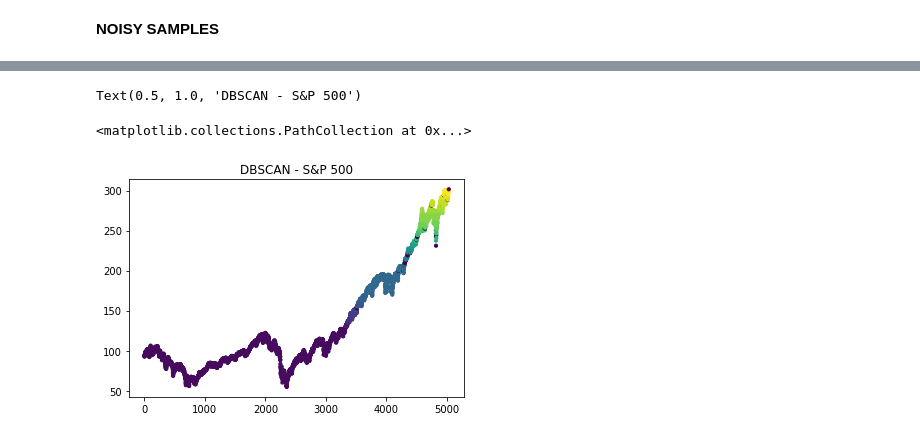
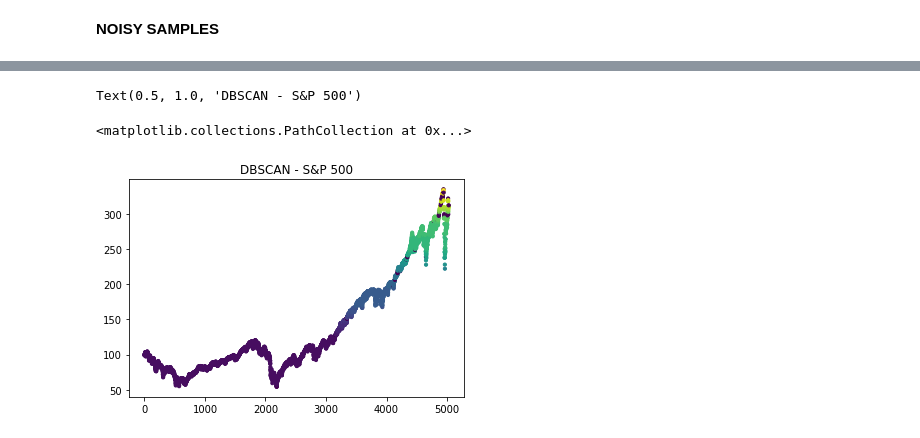
Before and after one commit to alik604/cyber-security, a Jupyter notebook: anomalyDetection/SPX_500_Anomaly_Detection.ipynb, the cells around one changed output, grey strips where cells are left out. Cells and saved outputs as stored; diff of their text form; code cells hidden in the pictures.

```diff
--- a/anomalyDetection/SPX_500_Anomaly_Detection.ipynb
+++ b/anomalyDetection/SPX_500_Anomaly_Detection.ipynb
@@ -133,7 +135,7 @@ anomalies
 ## Lets try GaussianMixture
 # %%
 from sklearn.mixture import GaussianMixture
-gmm = GaussianMixture(n_components=3)
-gmm.fit(X)
+gmm = GaussianMixture(n_components=5)
+gmm.fit(x_nested)
 # %% [output]
 GaussianMixture(covariance_type='full', init_params='kmeans', max_iter=100,
@@ -184,0 +171,4 @@ EllipticEnvelope(assume_centered=False, contamination=0.15, random_state=None,
+# %%
+from sklearn.covariance import EllipticEnvelope
+ev = EllipticEnvelope(contamination=.15)
+ev.fit(x_nested)
@@ -200,6 +193,6 @@ well thats also useless...
 # %%
 from sklearn.svm import OneClassSVM
 svm = OneClassSVM(degree=5)
-svm.fit(X)
-pred = svm.predict(X)
+svm.fit(x_nested)
+pred = svm.predict(x_nested)
 # %% [output]
@@ -287,13 +281,13 @@ Text(0.5, 1.0, 'LocalOutlierFactor - S&P 500')
  tune eps to get  < 3% in itemindex (number of anomalies)
 # %%
 from sklearn.cluster import DBSCAN
-dbscan = DBSCAN(eps=.45,leaf_size=500)
+dbscan = DBSCAN(eps=.55,leaf_size=500)
 
-pred = dbscan.fit_predict(X)
-arry = pred.reshape(1,-1)[0]
+pred = dbscan.fit_predict(x_nested)
+pred = pred.reshape(1,-1)[0]
 itemindex = np.where(arry==-1)
 
-print('\nlen of arry:      ',len(arry))
+print('\nlen of pred:      ',len(pred))
 print('len of itemindex: ',len(itemindex[0]))
 arry
 # %% [output]
@@ -316,8 +310,8 @@ Text(0.5, 1.0, 'DBSCAN NOISY SAMPLES - S&P 500')
 # %%
 #plt.figure(figsize=(24,12))
 plt.title("DBSCAN - S&P 500")
-plt.scatter(range(len(X)), X,s=10,c=dbscan.labels_)
+plt.scatter(range(len(x_nested)), x_nested, s=10, c=dbscan.labels_)
 # %% [output]
 Text(0.5, 1.0, 'DBSCAN - S&P 500')
 <matplotlib.collections.PathCollection at 0x...>
-[figure, old version]
+[figure, new version]
```
Also changed, not shown: parts of 47 cells of this notebook, 3 other files.
